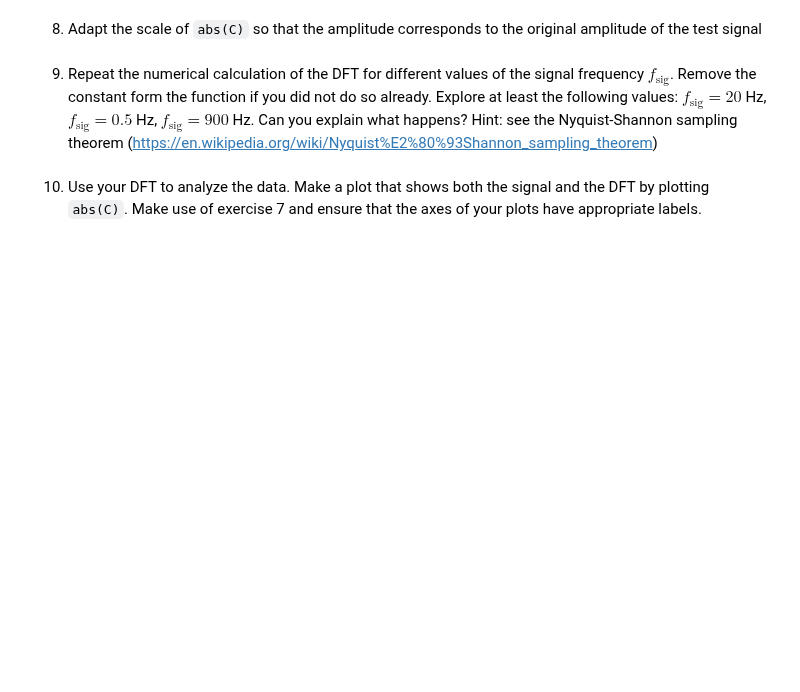
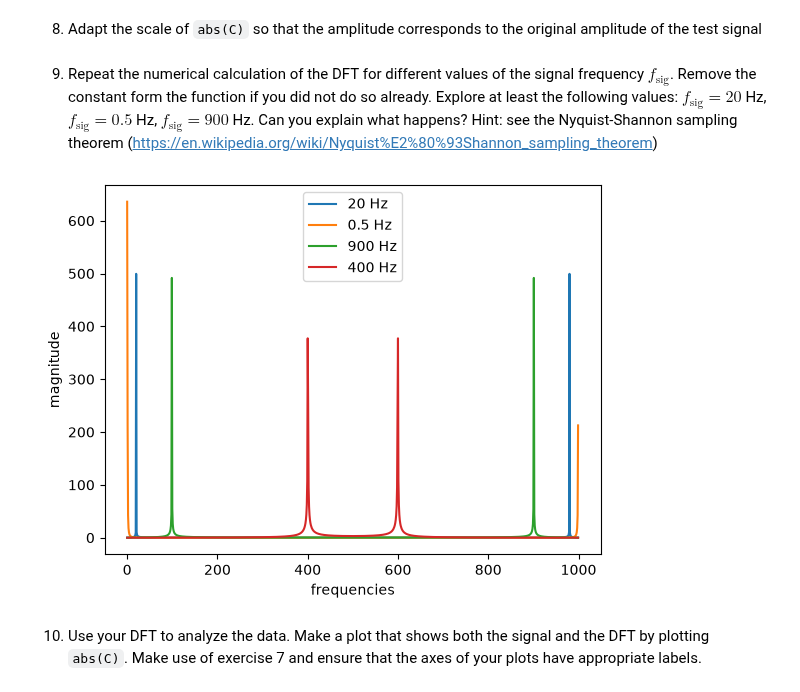
Before and after one commit to SireOfTheQuags/PE1, a Jupyter notebook: Main_Files/Werkcollege 1/NumericalDFT.ipynb, the cells around one changed output. Saved outputs shown, nothing was run; the diff lists cells and outputs as text; code cells hidden in the pictures; blank space fills up the shorter version.

```diff
--- a/Main_Files/Werkcollege 1/NumericalDFT.ipynb
+++ b/Main_Files/Werkcollege 1/NumericalDFT.ipynb
@@ -169,8 +173,21 @@ normalised =
 # %% [markdown]
 9. Repeat the numerical calculation of the DFT for different values of the signal frequency $f_\text{sig}$. Remove the constant form the function if you did not do so already. Explore at least the following values: $f_\text{sig} = 20$ Hz, $f_\text{sig} = 0.5$ Hz, $f_\text{sig} = 900$ Hz. Can you explain what happens? Hint: see the Nyquist-Shannon sampling theorem ([https://en.wikipedia.org/wiki/Nyquist%E2%80%93Shannon_sampling_theorem](https://en.wikipedia.org/wiki/Nyquist%E2%80%93Shannon_sampling_theorem))
 # %%
-for fsig in [20, 0.5, 900]:
+from tqdm.auto import tqdm
+for fsig in tqdm([20, 0.5, 900, 400]):
     # ↓↓↓ Your code goes here ↓↓↓
+
+    sine = np.sin(2*np.pi*fsig*t)
+    c = FT(sine)
+    plt.plot(f, np.abs(c), label=f"{fsig} Hz")
+
+
+plt.xlabel("frequencies")
+plt.ylabel("magnitude")
+plt.legend()
+plt.show()
+# %% [output]
+[figure, added]
 # %% [markdown]
 10. Use your DFT to analyze the data. Make a plot that shows both the signal and the DFT by plotting `abs(C)`. Make use of exercise 7 and ensure that the axes of your plots have appropriate labels.
 # %%
```
Also changed, not shown: parts of 7 cells of this notebook.
